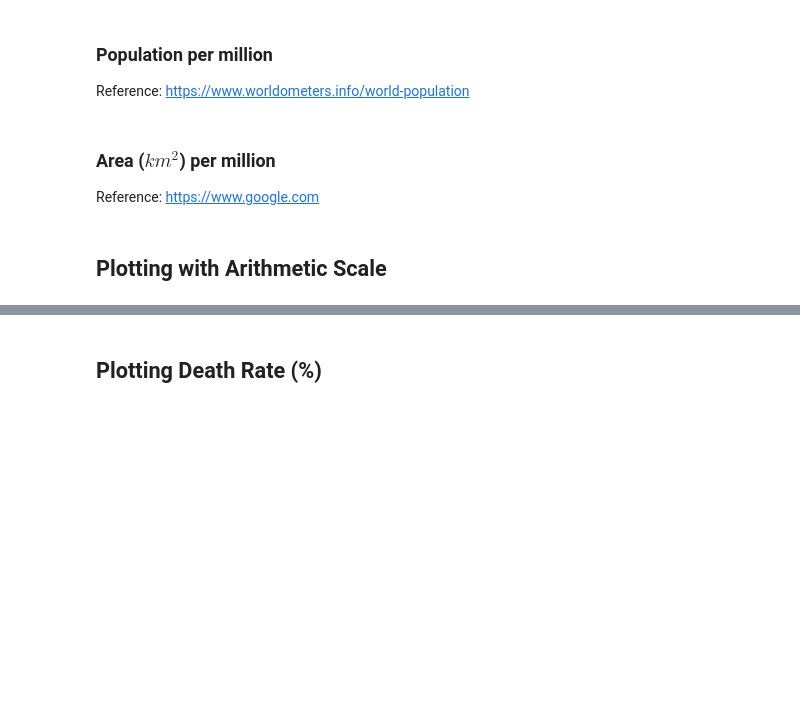
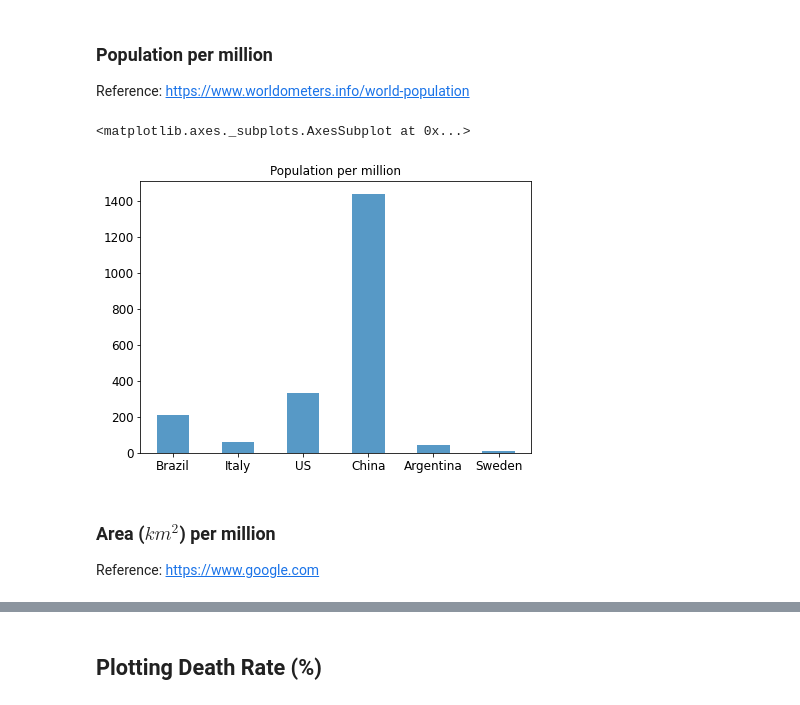
Before and after one commit to matheusAltomare/COVID19-Time-Series-Analysis, a Jupyter notebook: covid19_time_series_analysis.ipynb, the cells around one changed output, grey strips where cells are left out. Saved outputs shown, nothing was run; the diff lists cells and outputs as text; code cells hidden in the pictures; blank space fills up the shorter version.

```diff
--- a/covid19_time_series_analysis.ipynb
+++ b/covid19_time_series_analysis.ipynb
@@ -36,11 +36,14 @@ Reference: https://www.worldometers.info/world-population
 # %%
 population_per_million = {'Brazil': 212.374697, 'Italy': 60.472582, 'US': 330.765729,
                           'China': 1438.647008, 'Argentina': 45.145011, 'Sweden': 10.091585}
+# %%
+pd.Series(population_per_million).plot(kind='bar', figsize=(7,5), title=f'Population per million', fontsize=12, rot=0, alpha=0.75)
+# %% [output]
+<matplotlib.axes._subplots.AxesSubplot at 0x...>
+[figure, added]
 # %% [markdown]
 ### Area  ($km^2$)  per million
 Reference: https://www.google.com
 # %%
 areaKm2_per_million = {'Brazil': 8.516000 , 'Italy': 0.301338, 'US': 9.834000,
                        'China': 9.597000, 'Argentina': 2.780000, 'Sweden': 0.450295}
-# %% [markdown]
-## Plotting with Arithmetic Scale
```
Also changed, not shown: parts of 18 cells of this notebook, 16 other files.
